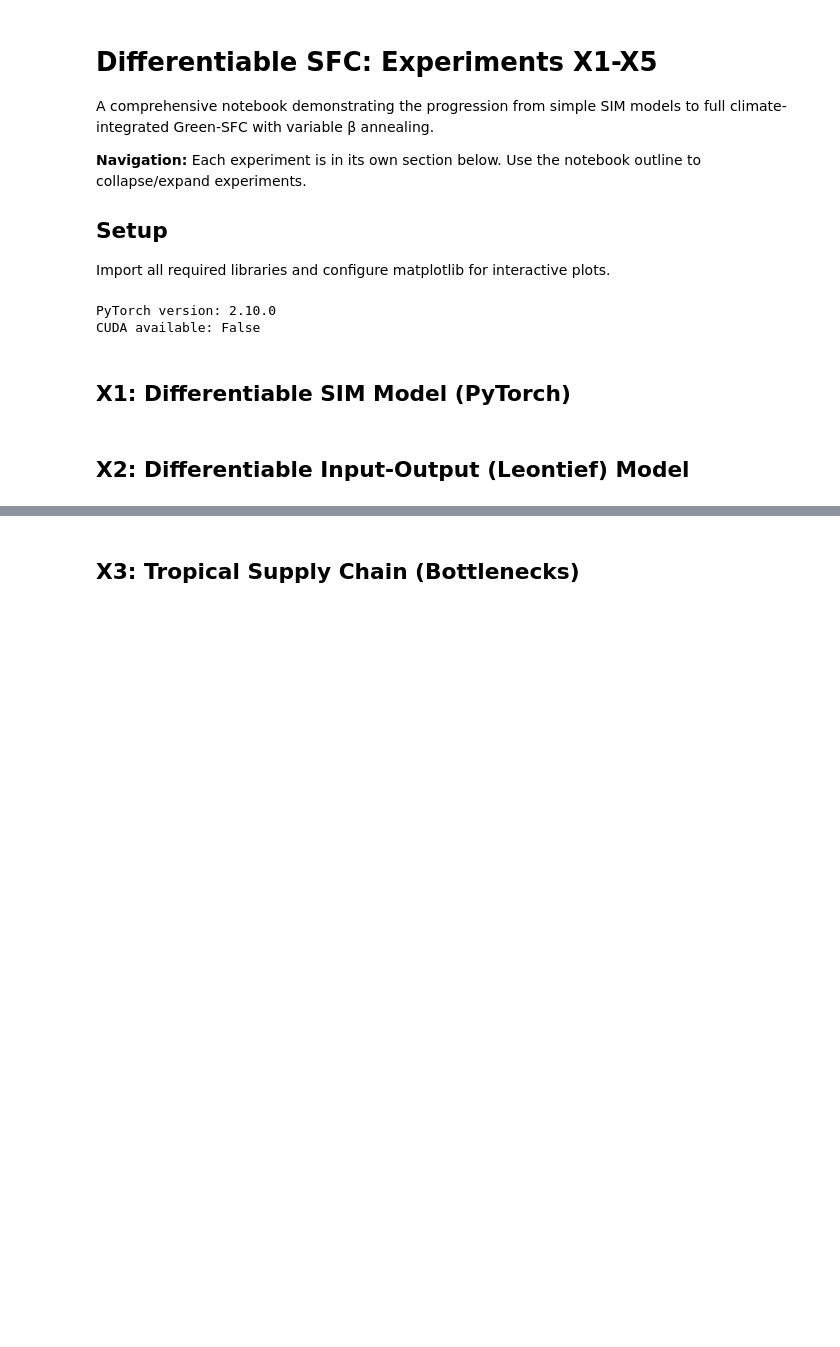
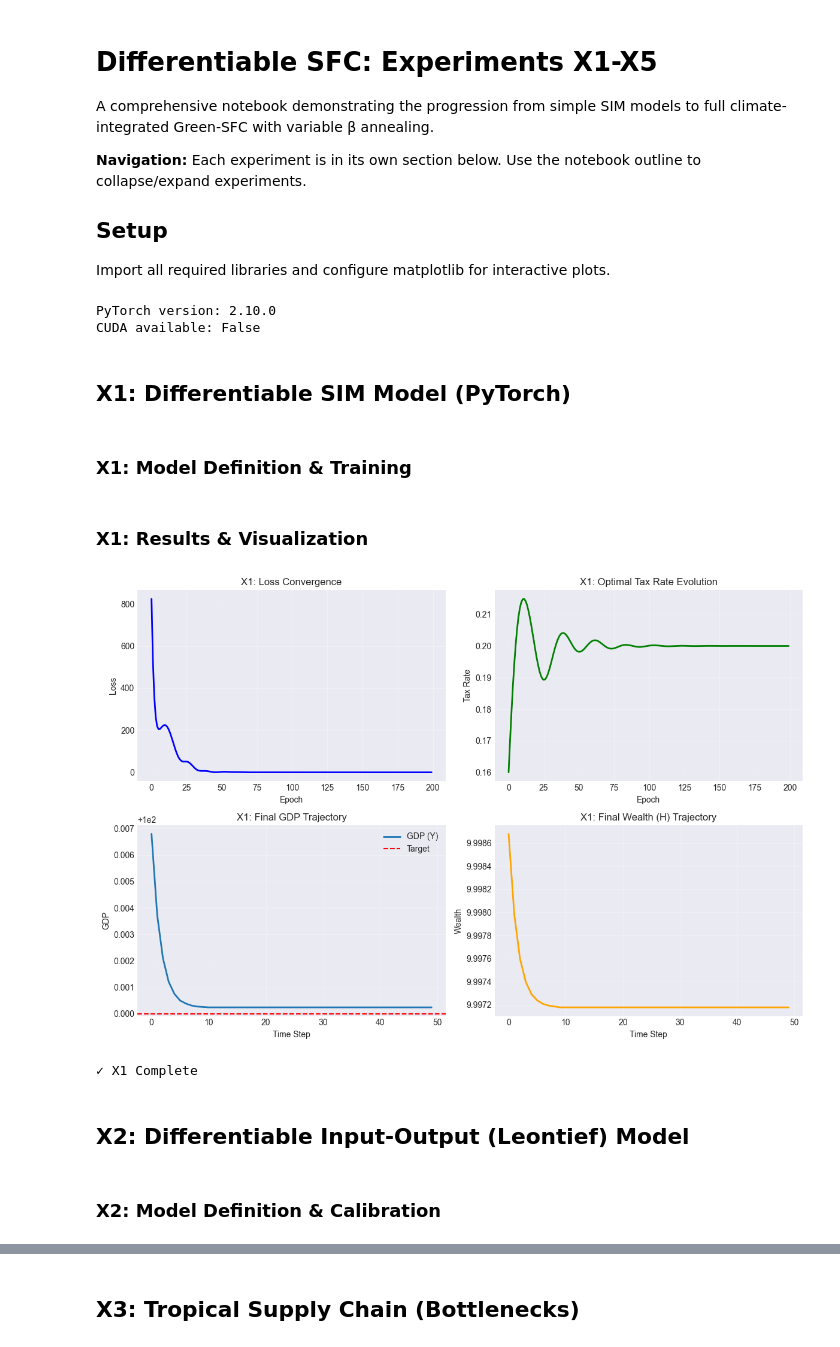
Before and after one commit to roguetrainer/Differentiable-SFC, a Jupyter notebook: experiments_notebook.ipynb, the cells around one changed output, grey strips where cells are left out. Cells and saved outputs as stored; diff of their text form; code cells hidden in the pictures; blank space fills up the shorter version.

```diff
--- a/experiments_notebook.ipynb
+++ b/experiments_notebook.ipynb
@@ -28,4 +28,6 @@ PyTorch version: 2.10.0
 CUDA available: False
 # %% [markdown]
 ## X1: Differentiable SIM Model (PyTorch)
+# %% [markdown]
+### X1: Model Definition & Training
 # %%
@@ -117,44 +117,15 @@ for epoch in range(200):
 
 print(f"\nFinal optimized tax rate: {model_x1.theta.item():.4f}")
 print(f"Final loss: {losses_x1[-1]:.4f}")
+# %% [markdown]
+### X1: Results & Visualization
 # %%
-### X1: Results & Visualization
-
-# X1 Visualization
-y_final_x1, h_final_x1 = model_x1(torch.tensor(10.0))
-
-fig, axes = plt.subplots(2, 2, figsize=(12, 8))
-
-axes[0, 0].plot(losses_x1, color='blue', linewidth=2)
-axes[0, 0].set_title('X1: Loss Convergence')
-axes[0, 0].set_ylabel('Loss')
-axes[0, 0].set_xlabel('Epoch')
-axes[0, 0].grid(True, alpha=0.3)
-
-axes[0, 1].plot(tax_rates_x1, color='green', linewidth=2)
-axes[0, 1].set_title('X1: Optimal Tax Rate Evolution')
-axes[0, 1].set_ylabel('Tax Rate')
-axes[0, 1].set_xlabel('Epoch')
-axes[0, 1].grid(True, alpha=0.3)
-
-axes[1, 0].plot(y_final_x1.detach().numpy(), label='GDP (Y)', linewidth=2)
-axes[1, 0].axhline(y=100.0, color='red', linestyle='--', label='Target')
-axes[1, 0].set_title('X1: Final GDP Trajectory')
-axes[1, 0].set_ylabel('GDP')
-axes[1, 0].set_xlabel('Time Step')
-axes[1, 0].legend()
-axes[1, 0].grid(True, alpha=0.3)
-
-axes[1, 1].plot(h_final_x1.detach().numpy(), color='orange', linewidth=2)
-axes[1, 1].set_title('X1: Final Wealth (H) Trajectory')
-axes[1, 1].set_ylabel('Wealth')
-axes[1, 1].set_xlabel('Time Step')
-axes[1, 1].grid(True, alpha=0.3)
-
-plt.tight_layout()
-plt.show()
-
-print("✓ X1 Complete")
+# X1 Visualizationy_final_x1, h_final_x1 = model_x1(torch.tensor(10.0))fig, axes = plt.subplots(2, 2, figsize=(12, 8))axes[0, 0].plot(losses_x1, color='blue', linewidth=2)axes[0, 0].set_title('X1: Loss Convergence')axes[0, 0].set_ylabel('Loss')axes[0, 0].set_xlabel('Epoch')axes[0, 0].grid(True, alpha=0.3)axes[0, 1].plot(tax_rates_x1, color='green', linewidth=2)axes[0, 1].set_title('X1: Optimal Tax Rate Evolution')axes[0, 1].set_ylabel('Tax Rate')axes[0, 1].set_xlabel('Epoch')axes[0, 1].grid(True, alpha=0.3)axes[1, 0].plot(y_final_x1.detach().numpy(), label='GDP (Y)', linewidth=2)axes[1, 0].axhline(y=100.0, color='red', linestyle='--', label='Target')axes[1, 0].set_title('X1: Final GDP Trajectory')axes[1, 0].set_ylabel('GDP')axes[1, 0].set_xlabel('Time Step')axes[1, 0].legend()axes[1, 0].grid(True, alpha=0.3)axes[1, 1].plot(h_final_x1.detach().numpy(), color='orange', linewidth=2)axes[1, 1].set_title('X1: Final Wealth (H) Trajectory')axes[1, 1].set_ylabel('Wealth')axes[1, 1].set_xlabel('Time Step')axes[1, 1].grid(True, alpha=0.3)plt.tight_layout()plt.show()print("✓ X1 Complete")
+# %% [output]
+[figure, added]
+✓ X1 Complete
 # %% [markdown]
 ## X2: Differentiable Input-Output (Leontief) Model
+# %% [markdown]
+### X2: Model Definition & Calibration
 # %%
```
Also changed, not shown: parts of 21 cells of this notebook.
